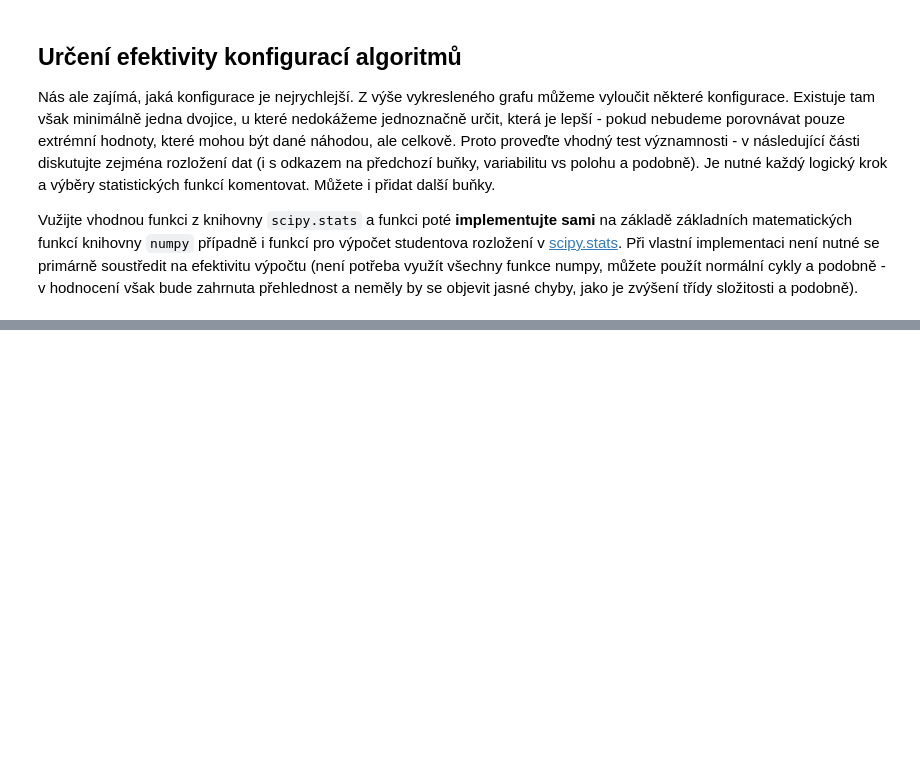
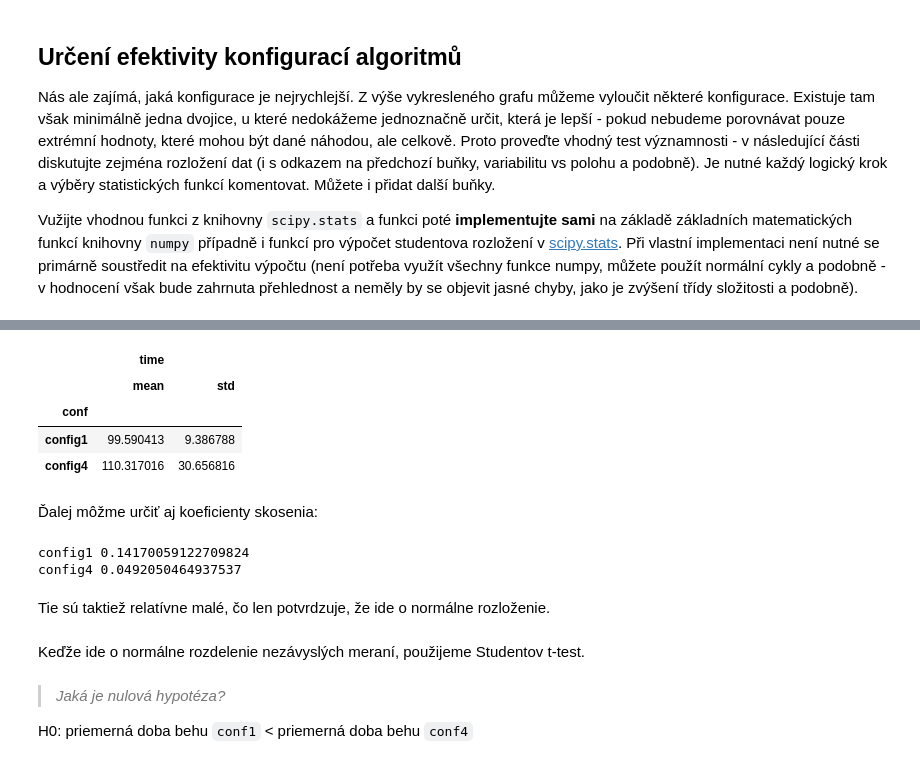
Before and after one commit to enhaut/fit, a Jupyter notebook: 1/proj1.ipynb, the cells around one changed output, grey strips where cells are left out. Saved outputs shown, nothing was run; the diff lists cells and outputs as text; code cells hidden in the pictures; blank space fills up the shorter version.

```diff
--- a/1/proj1.ipynb
+++ b/1/proj1.ipynb
@@ -209,0 +246,24 @@ _Jaká data budete zkoumat? Jaké mají rozložení a parametry (např. varianci
+# %%
+filtered.groupby("conf").describe().loc[:,(slice(None), ["mean", "std"])]  # multi-index indexing took from https://stackoverflow.com/a/64901648
+# %% [output]
+|  | time |  |
+|  | mean | std |
+| conf |  |  |
+| config1 | 99.590413 | 9.386788 |
+| config4 | 110.317016 | 30.656816 |
+# %% [markdown]
+Ďalej môžme určiť aj koeficienty skosenia:
+# %%
+print("config1", filtered[filtered["conf"] == "config1"]["time"].skew())
+print("config4", filtered[filtered["conf"] == "config4"]["time"].skew())
+# %% [output]
+config1 0.14170059122709824
+config4 0.0492050464937537
+# %% [markdown]
+Tie sú taktiež relatívne malé, čo len potvrdzuje, že ide o normálne rozloženie.
+# %% [markdown]
+Keďže ide o normálne rozdelenie nezávyslých meraní, použijeme Studentov t-test.
+# %% [markdown]
+> _Jaká je nulová hypotéza?_
+
+H0: priemerná doba behu `conf1` < priemerná doba behu `conf4`
```
Also changed, not shown: parts of 13 cells of this notebook.
